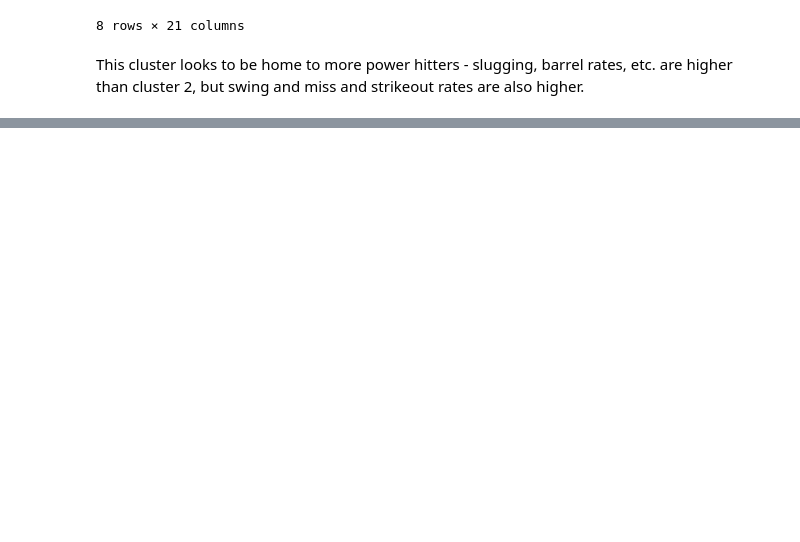
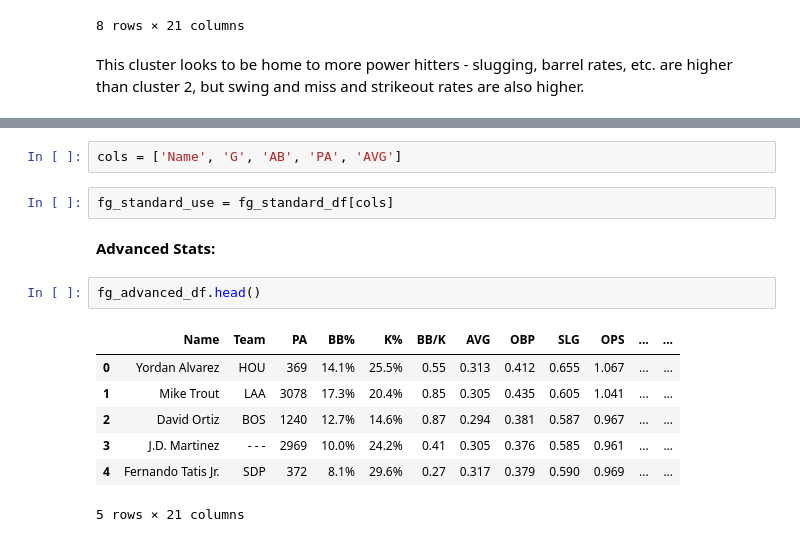
Before and after one commit to pbovard63/Predicting_MLB_Pitches, a Jupyter notebook: Clustering/Batter_Clustering.ipynb, the cells around one changed output, grey strips where cells are left out. Cells and saved outputs as stored; diff of their text form; blank space fills up the shorter version.

```diff
--- a/Clustering/Batter_Clustering.ipynb
+++ b/Clustering/Batter_Clustering.ipynb
@@ -243,0 +282,16 @@ This cluster looks to be home to more power hitters - slugging, barrel rates, et
+# %%
+cols = ['Name', 'G', 'AB', 'PA', 'AVG']
+# %%
+fg_standard_use = fg_standard_df[cols]
+# %% [markdown]
+**Advanced Stats:**
+# %%
+fg_advanced_df.head()
+# %% [output]
+|  | Name | Team | PA | BB% | K% | BB/K | AVG | OBP | SLG | OPS | ... | ... |
+| 0 | Yordan Alvarez | HOU | 369 | 14.1% | 25.5% | 0.55 | 0.313 | 0.412 | 0.655 | 1.067 | ... | ... |
+| 1 | Mike Trout | LAA | 3078 | 17.3% | 20.4% | 0.85 | 0.305 | 0.435 | 0.605 | 1.041 | ... | ... |
+| 2 | David Ortiz | BOS | 1240 | 12.7% | 14.6% | 0.87 | 0.294 | 0.381 | 0.587 | 0.967 | ... | ... |
+| 3 | J.D. Martinez | - - - | 2969 | 10.0% | 24.2% | 0.41 | 0.305 | 0.376 | 0.585 | 0.961 | ... | ... |
+| 4 | Fernando Tatis Jr. | SDP | 372 | 8.1% | 29.6% | 0.27 | 0.317 | 0.379 | 0.590 | 0.969 | ... | ... |
+5 rows × 21 columns
```
Also changed, not shown: parts of 14 cells of this notebook.
